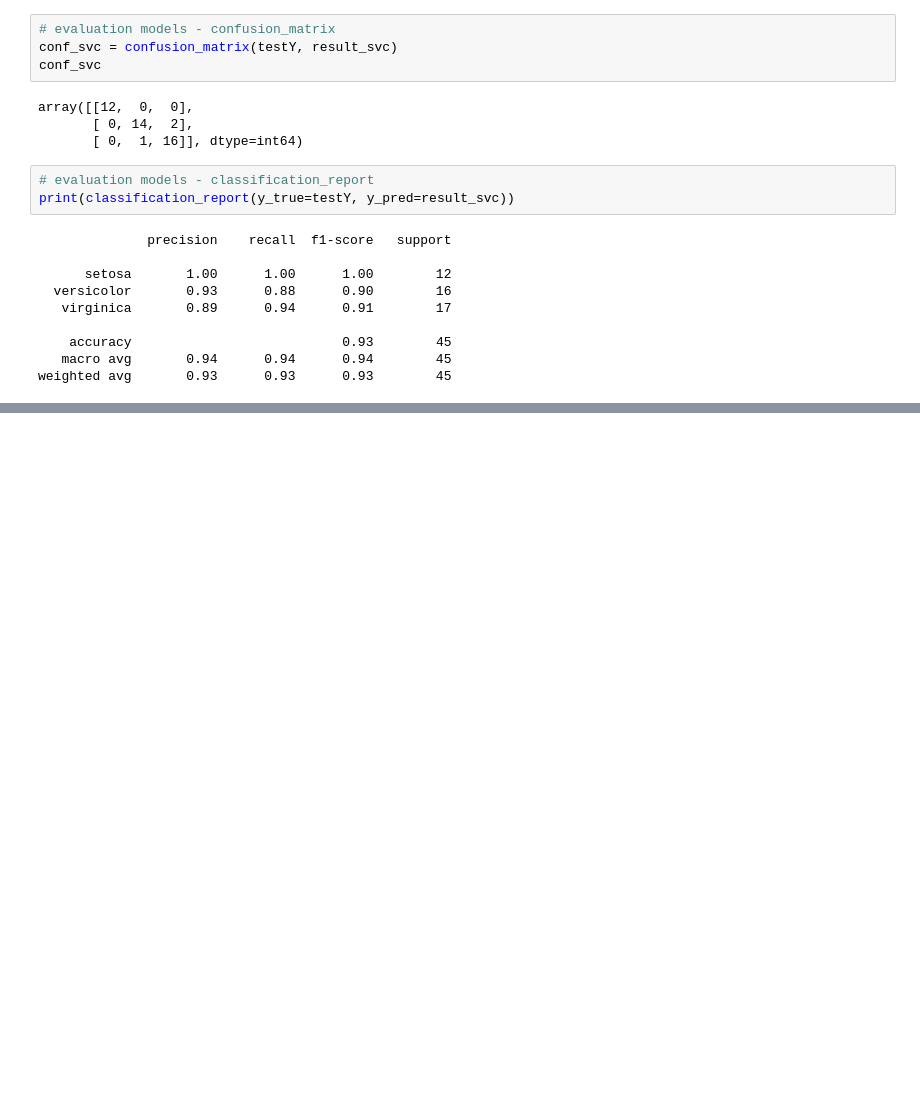
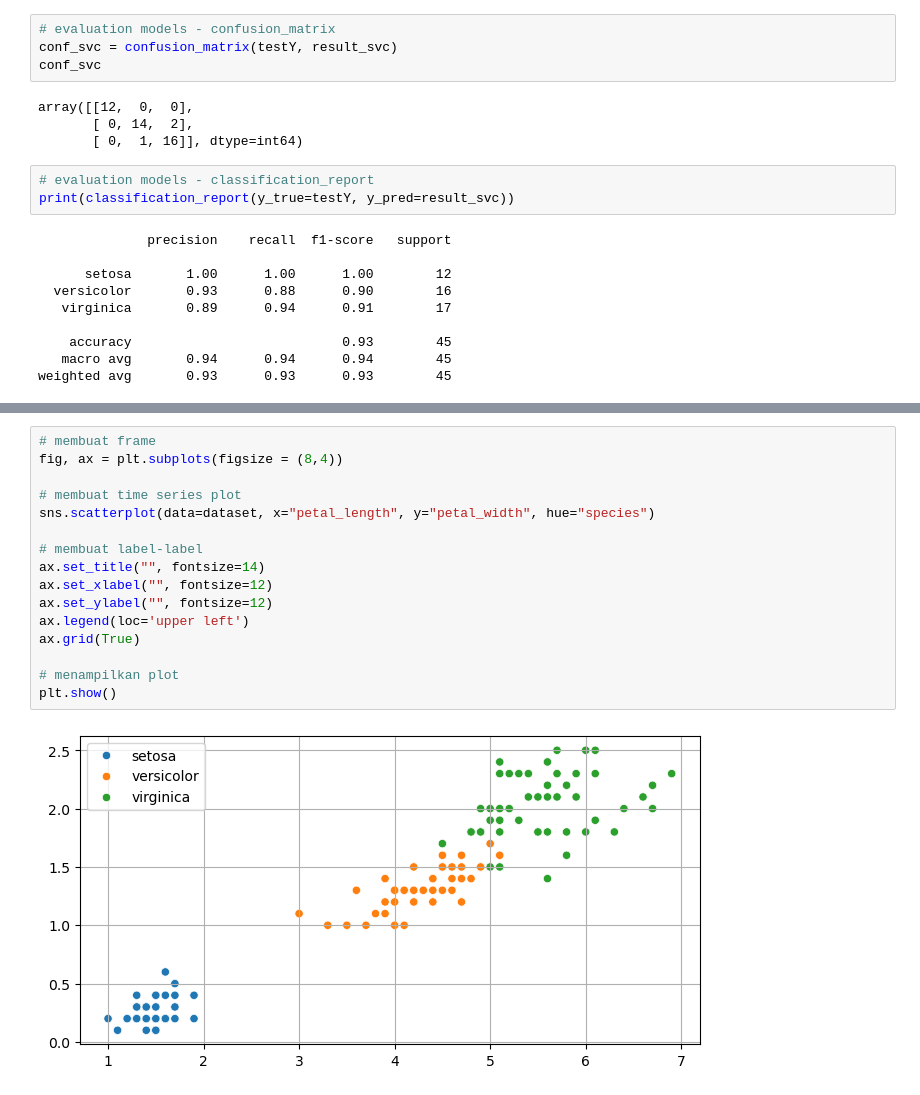
Before and after one commit to kusin/bahan-ajar-ML, a Jupyter notebook: section 5 - classification/Test.ipynb, the cells around one changed output, grey strips where cells are left out. Cells and saved outputs as stored; diff of their text form; blank space fills up the shorter version.

```diff
--- a/section 5 - classification/Test.ipynb
+++ b/section 5 - classification/Test.ipynb
@@ -210,0 +229,18 @@ weighted avg       0.93      0.93      0.93        45
+# %%
+# membuat frame
+fig, ax = plt.subplots(figsize = (8,4))
+
+# membuat time series plot
+sns.scatterplot(data=dataset, x="petal_length", y="petal_width", hue="species")
+
+# membuat label-label
+ax.set_title("", fontsize=14)
+ax.set_xlabel("", fontsize=12)
+ax.set_ylabel("", fontsize=12)
+ax.legend(loc='upper left')
+ax.grid(True)
+
+# menampilkan plot
+plt.show()
+# %% [output]
+[figure, added]
```
Also changed, not shown: parts of 5 cells of this notebook, 2 other files.
